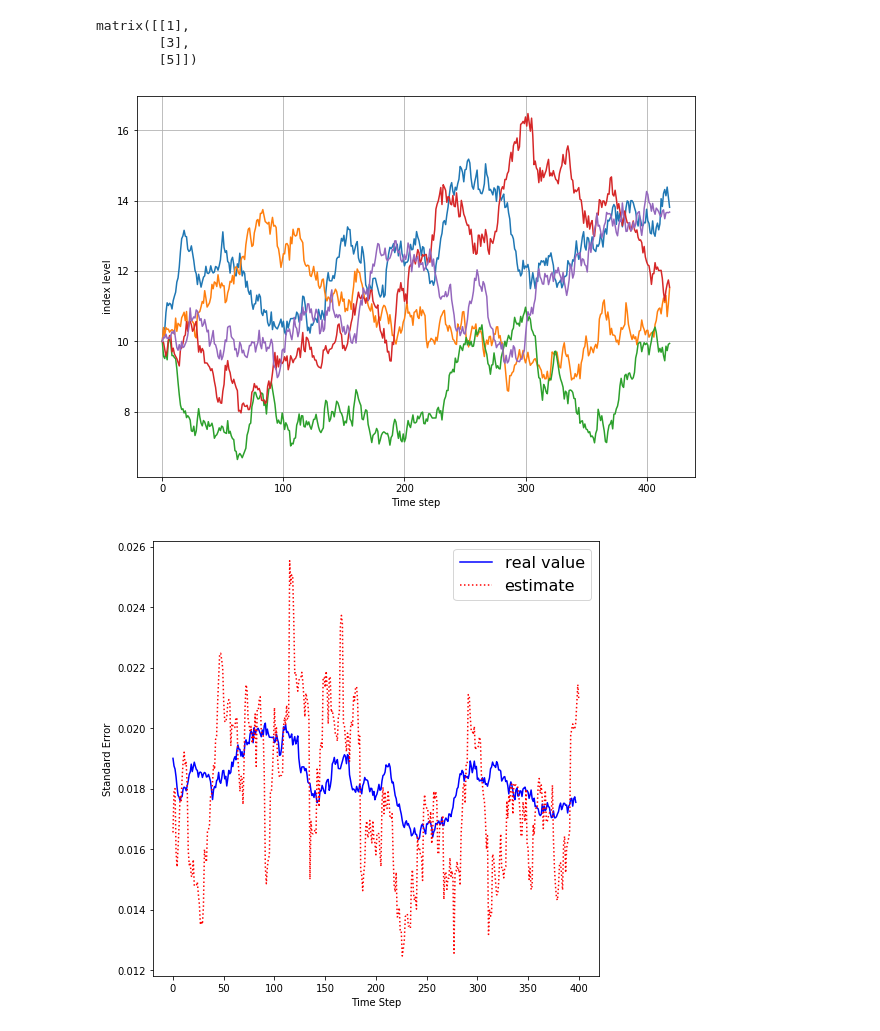
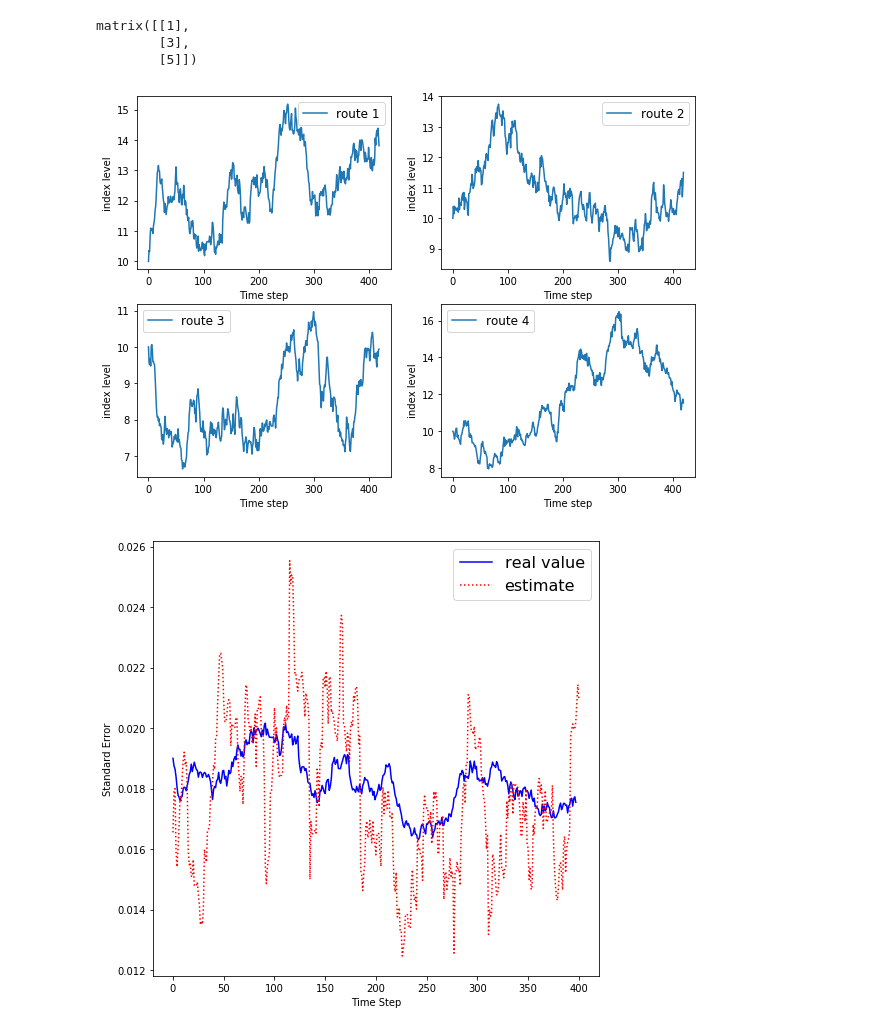
Before and after one commit to Zikaixu/Zikai-s-World, a Jupyter notebook: Asset price simulation.ipynb, the cells around one changed output. Drawn from its saved outputs; the diff is of its cells as text; code cells hidden in the pictures.

```diff
--- a/Asset price simulation.ipynb
+++ b/Asset price simulation.ipynb
@@ -55,18 +57,45 @@ for t in range (N): # 一条路径上的节点数
       #      Z0=np.exp(-r * T)* np.sum(Zi[m])/I
      #       S_ie[m+1]=(S_0*Zi[m]/Z0)
     #    C_0.append(np.exp(-r * T) * np.sum(np.maximum(np.mat(S_ie)[-1] - K, 0))/I)
-# %%
-# 前２０条模拟路径
-
-%matplotlib inline
-plt.figure(figsize=(10,7))
-plt.grid(True)
-plt.xlabel('Time step')
-plt.ylabel('index level')
-plt.plot(S_i[:N,:5])
-plt.show()
-# %% [output]
-[figure, removed]
+# %%
+# 前4条模拟路径
+
+%matplotlib inline
+plt.figure(figsize=(10,7))
+plt.grid(True)
+plt.xlabel('Time step')
+plt.ylabel('index level')
+#plt.plot(S_i[:N,:5])
+
+
+
+plt.subplot(221)
+plt.xlabel('Time step')
+plt.ylabel('index level')
+plt.plot(S_i[:N,:1],label='route 1');
+plt.legend(fontsize=12)
+
+plt.subplot(222)
+plt.xlabel('Time step')
+plt.ylabel('index level')
+plt.plot(S_i[:N,1:2],label='route 2');
+plt.legend(fontsize=12)
+
+plt.subplot(223)
+plt.xlabel('Time step')
+plt.ylabel('index level')
+plt.plot(S_i[:N,2:3],label='route 3');
+plt.legend(fontsize=12)
+
+plt.subplot(224)
+plt.xlabel('Time step')
+plt.ylabel('index level')
+plt.plot(S_i[:N,3:4],label='route 4');
+plt.legend(fontsize=12)
+
+plt.show()
+# %% [output]
+[figure, added]
 # %%
 #Estimation
 #Estimate the standard deviation.
```
Also changed, not shown: parts of 4 cells of this notebook.
